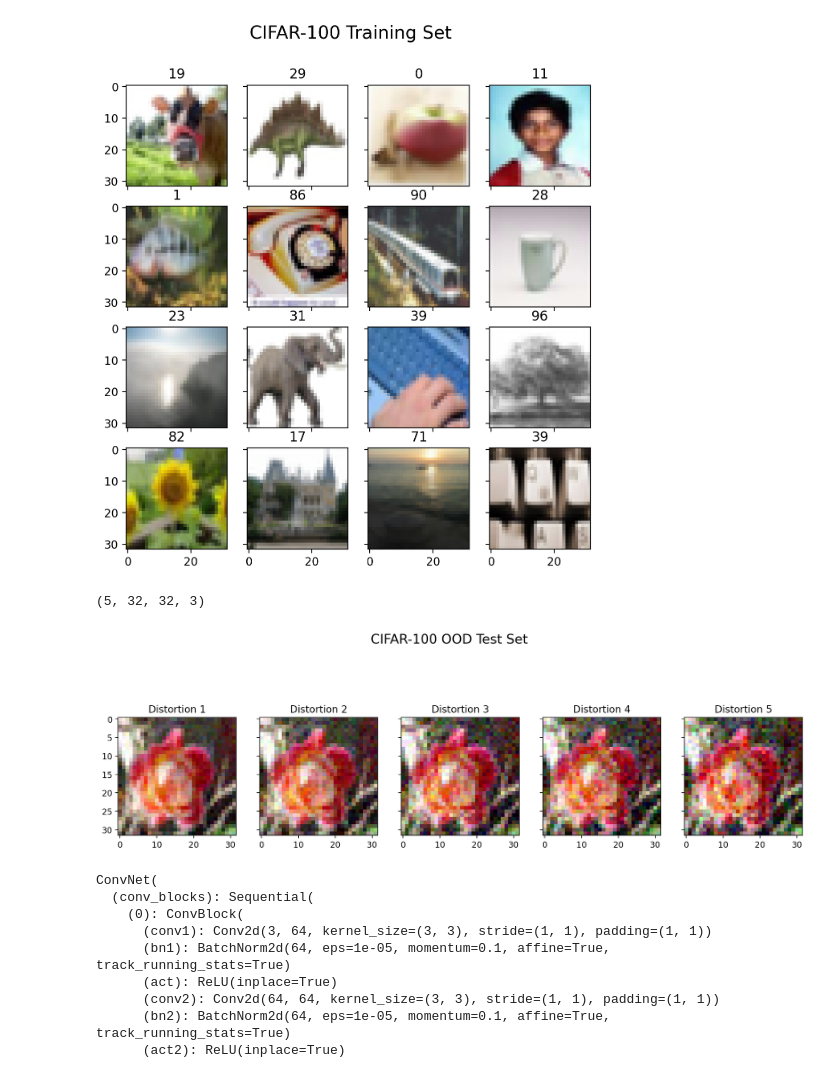
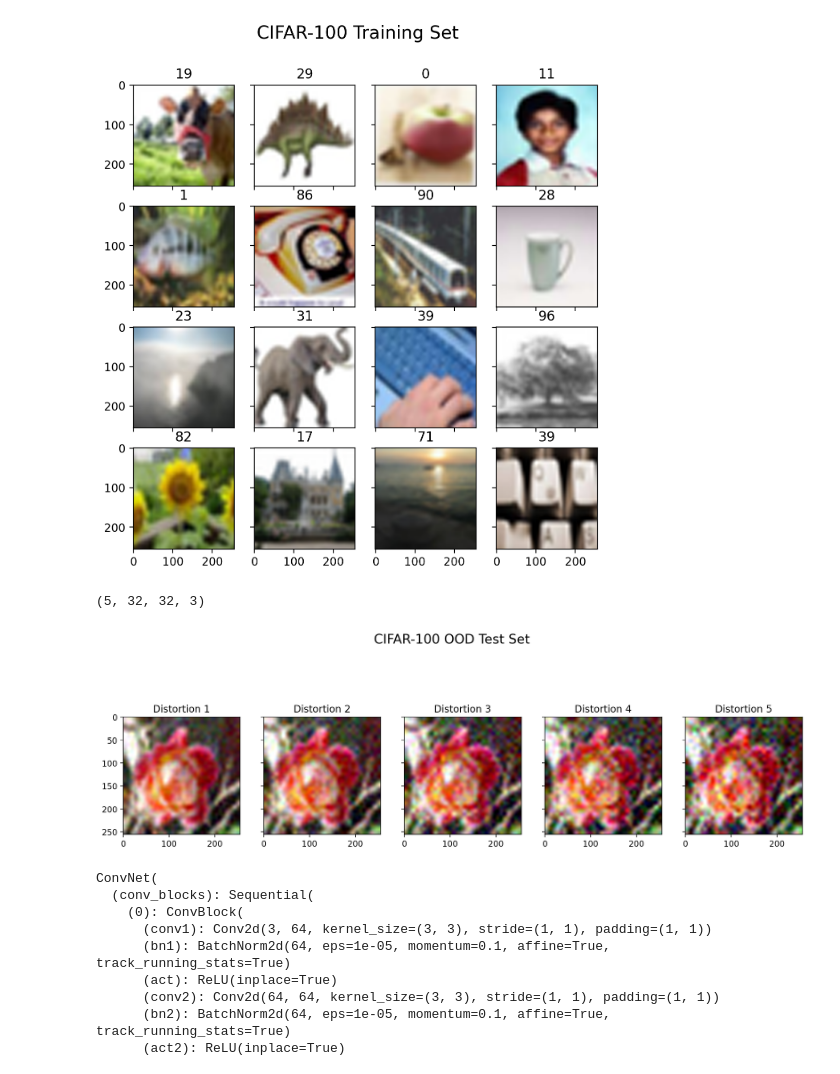
Before and after one commit to dl4ds-gh-classroom/dl4ds-spring-2025-midterm-challenge-lavaman131, a Jupyter notebook: notebooks/visualize_data.ipynb, the cells around one changed output. Saved outputs shown, nothing was run; the diff lists cells and outputs as text; code cells hidden in the pictures.

```diff
--- a/notebooks/visualize_data.ipynb
+++ b/notebooks/visualize_data.ipynb
@@ -22,19 +24,31 @@ train_dataset = datasets.CIFAR100(root=DATA_DIR, train=True)
 # %%
 fig = plt.figure(figsize=(7.5, 7.5))
 grid = ImageGrid(
     fig,
     111,  # similar to subplot(111)
     nrows_ncols=(4, 4),  # creates 2x2 grid of Axes
     axes_pad=0.25,  # pad between Axes in inch.
 )
 fig.suptitle("CIFAR-100 Training Set", fontsize=16)
 
 for i, ax in enumerate(grid):
     image, label = train_dataset[i]
+    image = np.array(image)
+    image = (
+        F.interpolate(
+            torch.from_numpy(image).permute(2, 0, 1).unsqueeze_(0),
+            size=(256, 256),
+            mode="bicubic",
+            align_corners=False,
+        )
+        .squeeze_(0)
+        .permute(1, 2, 0)
+        .numpy()
+    )
     ax.imshow(image)
     ax.set_title(label)
 # %% [output]
-[figure, old version]
+[figure, new version]
 # %%
 ood_dataset = np.load(DATA_DIR.joinpath("cifar-100-ood", "distortion00.npy"))
 # %%
@@ -52,10 +66,23 @@ fig.suptitle("CIFAR-100 OOD Test Set", fontsize=16)
 
 for i, ax in enumerate(axs.ravel()):
     image = ood_sample_dataset[i]
+    image = (
+        (
+            F.interpolate(
+                torch.from_numpy(image).permute(2, 0, 1).unsqueeze_(0),
+                size=(256, 256),
+                mode="bicubic",
+                align_corners=False,
+            )
+        )
+        .squeeze_(0)
+        .permute(1, 2, 0)
+        .numpy()
+    )
     ax.imshow(image)
     ax.set_title(f"Distortion {i + 1}")
 # %% [output]
-[figure, old version]
+[figure, new version]
 # %%
 base_config_path = Path("../config")
 
```
Also changed, not shown: parts of 3 cells of this notebook, 5 other files.
